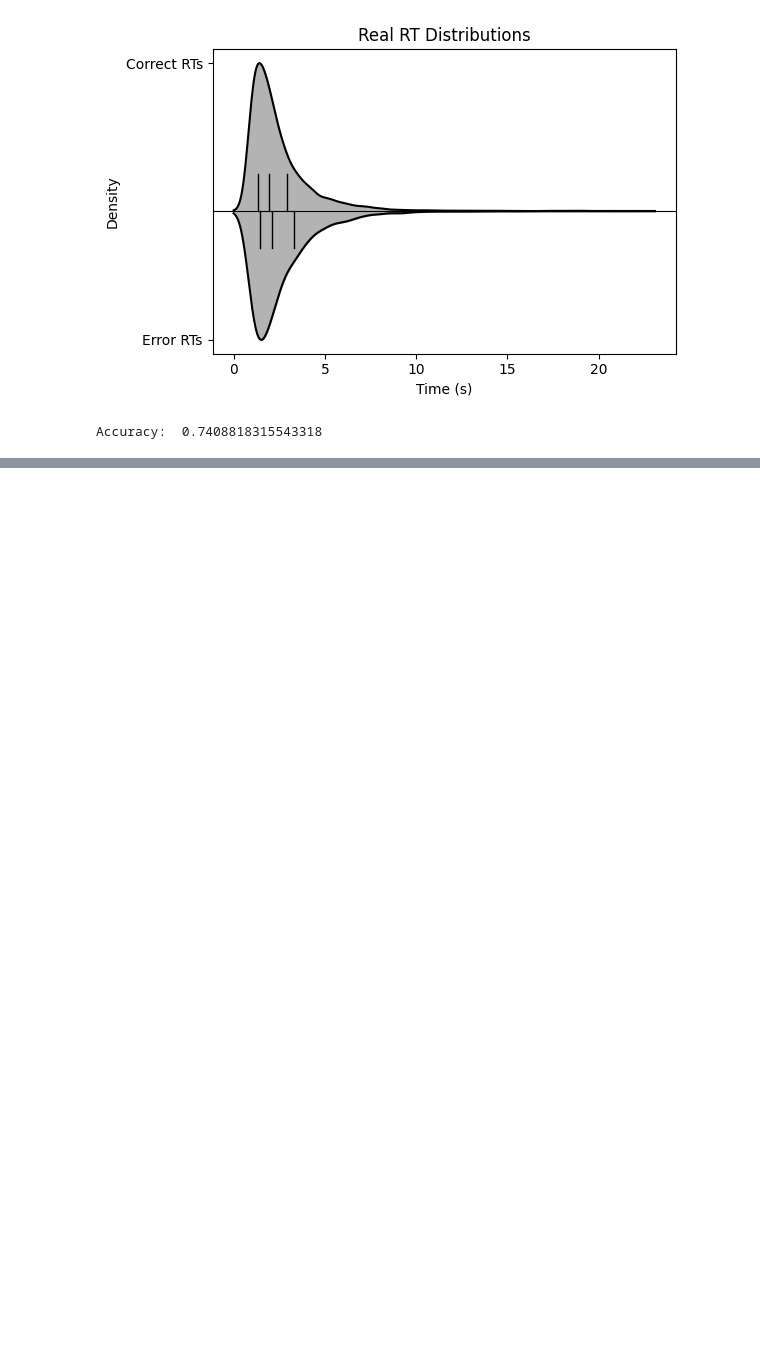
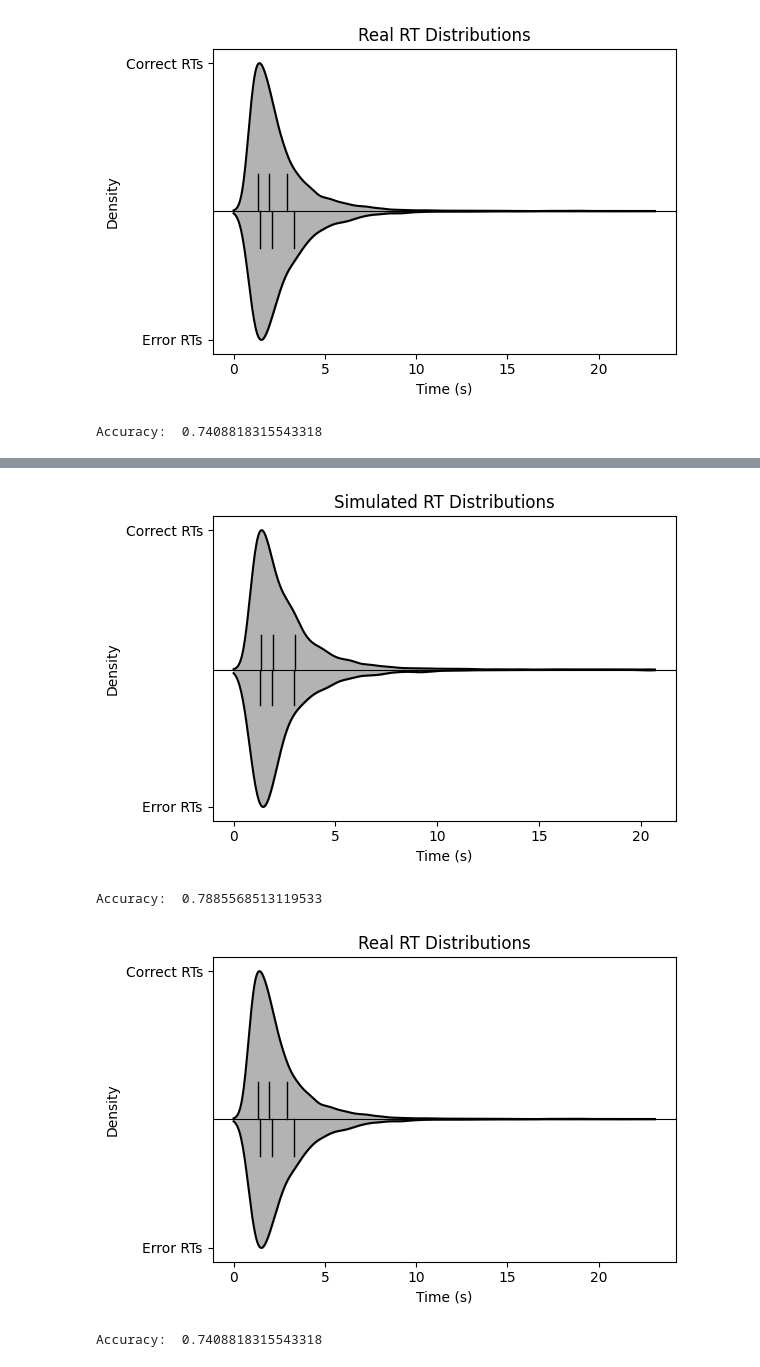
Before and after one commit to jjjj17/HSSM-fitting, a Jupyter notebook: hssm_sim.ipynb, the cells around one changed output, grey strips where cells are left out. Saved outputs shown, nothing was run; the diff lists cells and outputs as text; code cells hidden in the pictures; blank space fills up the shorter version.

```diff
--- a/hssm_sim.ipynb
+++ b/hssm_sim.ipynb
@@ -285,0 +294,7 @@ plot_rt_distributions_ppc(data, combined, responses=[0, 1], title="Posterior Pre
+# %%
+combined_2 = pd.DataFrame()
+
+for part in participant_ids:
+    print(f"Simulating participant {part}")
+    simulated_data = simulate_participant(part, df, size=80)
+    combined_2 = pd.concat([combined_2, simulated_data], ignore_index=True)
@@ -285,0 +319,8 @@ plot_rt_distributions_ppc(data, combined, responses=[0, 1], title="Posterior Pre
+# %%
+plot_rt_distributions(combined_2, responses=[-1, 1], title="Simulated RT Distributions")
+plot_rt_distributions(data, responses=[0, 1], title="Real RT Distributions")
+# %% [output]
+[figure, added]
+Accuracy:  0.7885568513119533
+[figure, added]
+Accuracy:  0.7408818315543318
```
Also changed, not shown: parts of 6 cells of this notebook, 1 other file.
